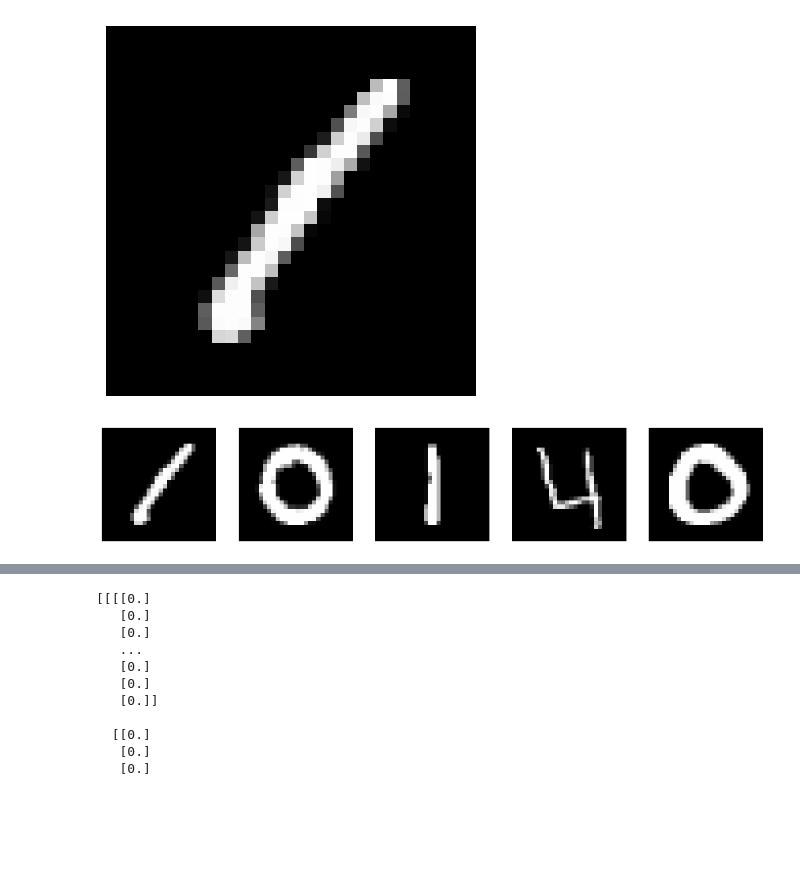
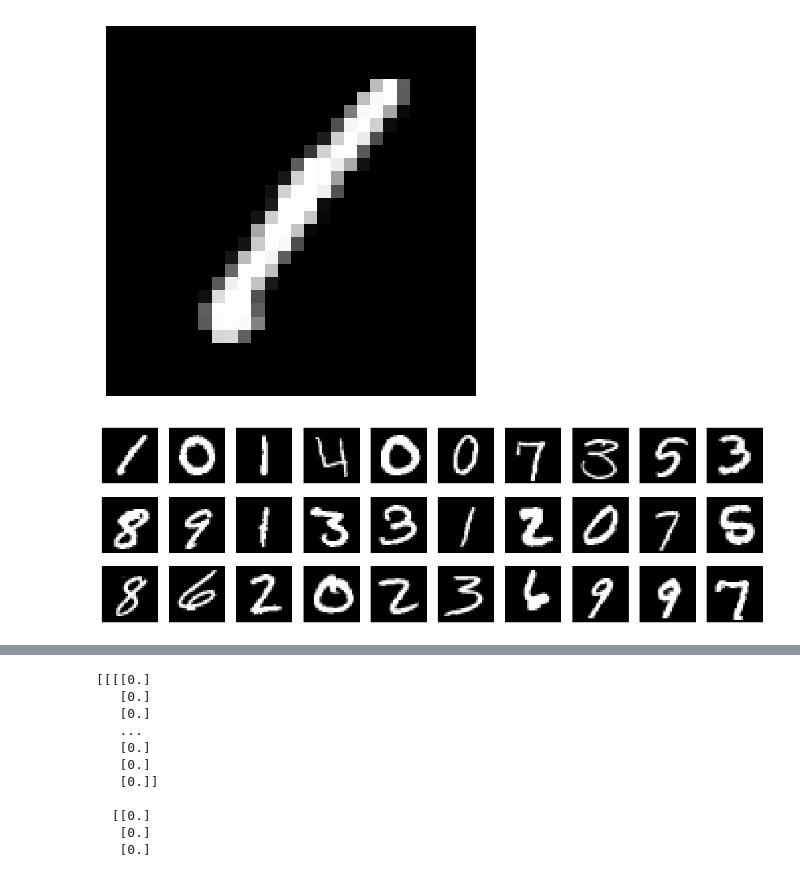
Before and after one commit to Tofusama1/Digit-Classifier, a Jupyter notebook: CNN.ipynb, the cells around one changed output, grey strips where cells are left out. Saved outputs shown, nothing was run; the diff lists cells and outputs as text; code cells hidden in the pictures; blank space fills up the shorter version.

```diff
--- a/CNN.ipynb
+++ b/CNN.ipynb
@@ -68,10 +68,11 @@ plt.show
 <function matplotlib.pyplot.show(close=None, block=None)>
 [figure]
 # %%
-fig, axes = plt.subplots(1, 5, figsize=(15, 5))  # 1 row, 5 columns
-for i in range(5):
-    axes[i].imshow(X_train[i, :, :, 0], cmap='gray')  # Extract each image
-    axes[i].axis('off')  # Remove axis labels
+fig, axes = plt.subplots(3, 10, figsize=(15, 4.5))  # 3 row, 10 columns
+
+for i, ax in enumerate(axes.flat):
+    ax.imshow(X_train[i, :, :, 0], cmap='gray')  # Extract each image
+    ax.axis('off')  # Remove axis labels
 plt.show()
 # %% [output]
-[figure, old version]
+[figure, new version]
```
Also changed, not shown: parts of 2 cells of this notebook.
